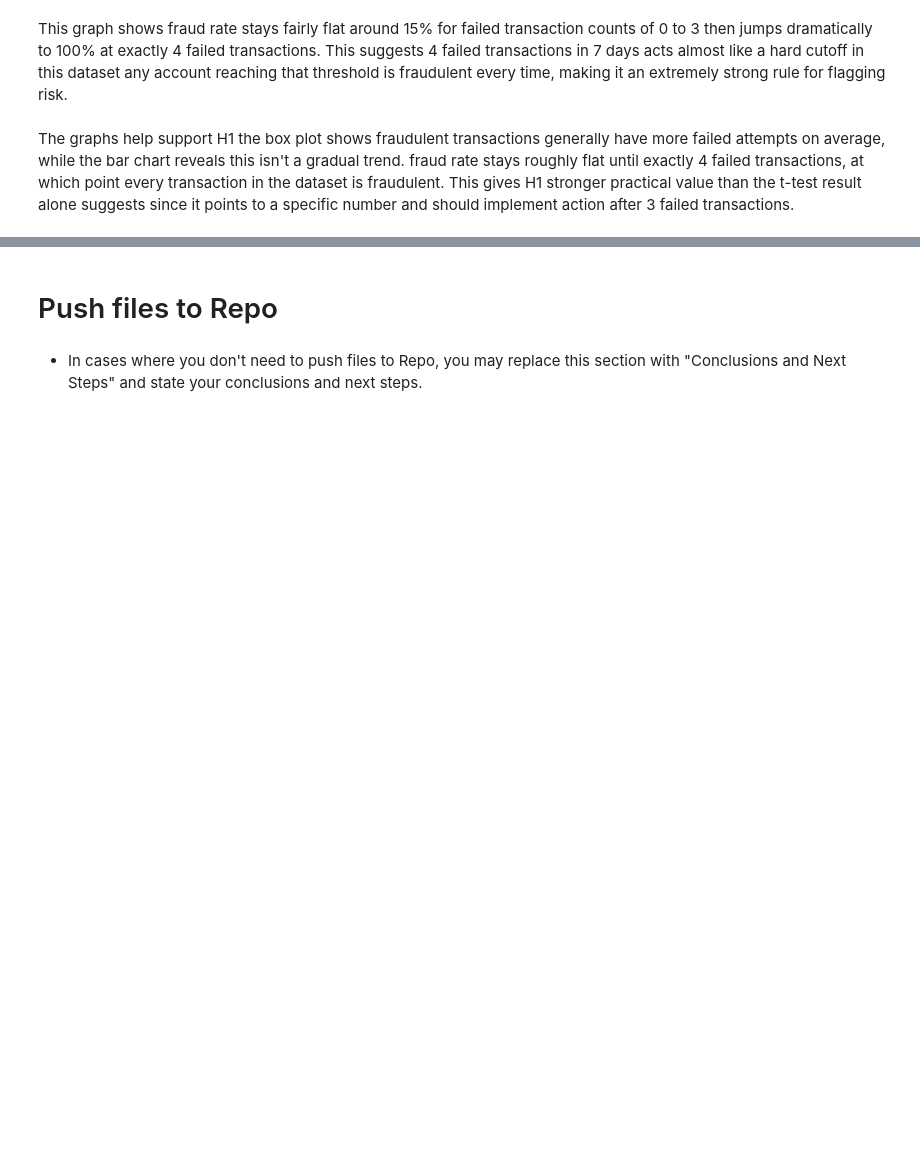
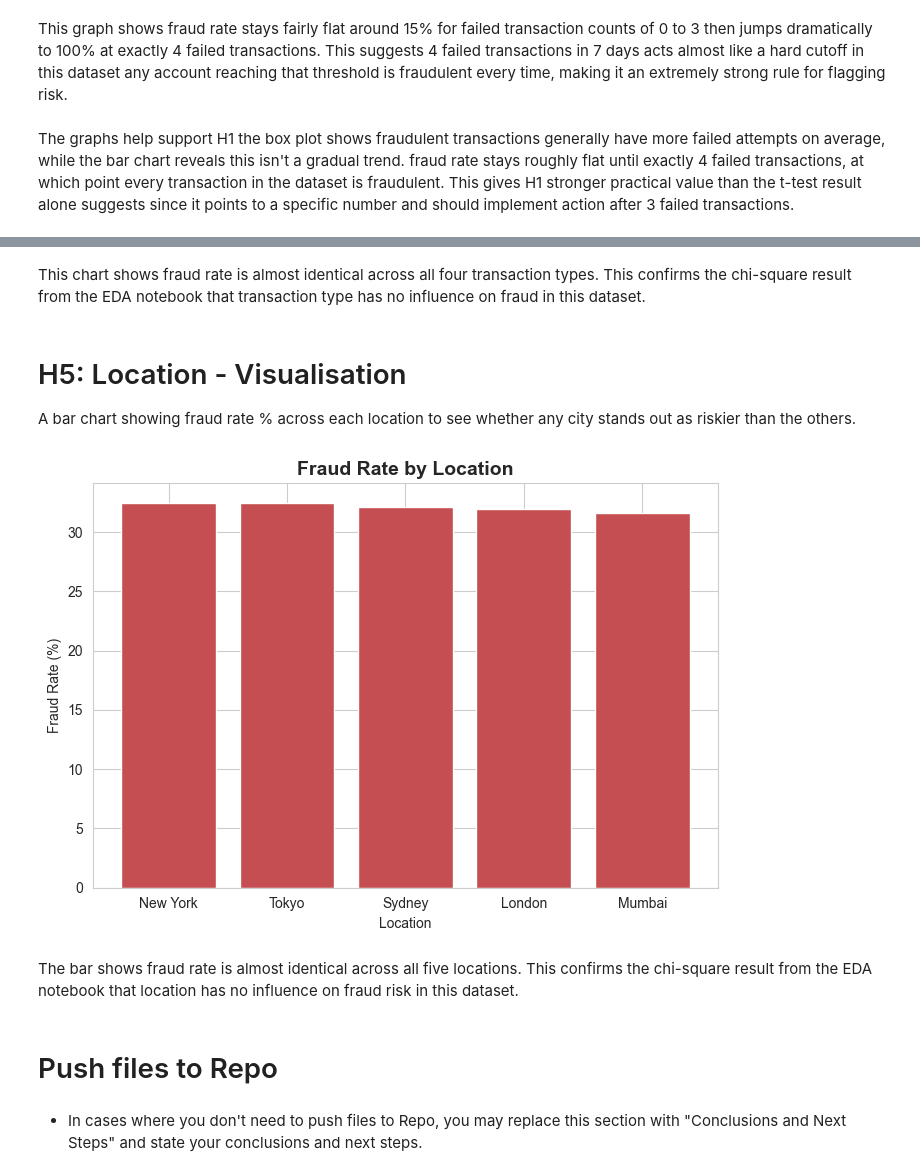
Before and after one commit to navmann99/Fraud-Analysis, a Jupyter notebook: jupyter_notebooks/03-DataVisualisation.ipynb, the cells around one changed output, grey strips where cells are left out. Drawn from its saved outputs; the diff is of its cells as text; code cells hidden in the pictures; blank space fills up the shorter version.

```diff
--- a/jupyter_notebooks/03-DataVisualisation.ipynb
+++ b/jupyter_notebooks/03-DataVisualisation.ipynb
@@ -132,3 +188,24 @@ The graphs help support H1 the box plot shows fraudulent transactions generally
+# %% [markdown]
+This chart shows fraud rate is almost identical across all four transaction types. This confirms the chi-square result from the EDA notebook that transaction type has no  influence on fraud  in this dataset.
+# %% [markdown]
+# H5: Location - Visualisation
+
+A bar chart showing fraud rate % across each location to see whether any city stands out as riskier than the others.
+# %%
+fraud_rate = df.groupby('Location')['Fraud_Label'].mean().sort_values(ascending=False) * 100
+
+fig, ax = plt.subplots(figsize=(7, 5))
+ax.bar(fraud_rate.index, fraud_rate.values, color=fraud_colors[1])
+ax.set_title('Fraud Rate by Location', fontsize=14, fontweight='bold')
+ax.set_xlabel('Location')
+ax.set_ylabel('Fraud Rate (%)')
+plt.tight_layout()
+
+plt.show()
+# %% [output]
+[figure, added]
+# %% [markdown]
+The bar shows fraud rate is almost identical across all five locations. This confirms the chi-square result from the EDA notebook that location has no influence on fraud risk in this dataset.
 # %% [markdown]
 # Push files to Repo
 # %% [markdown]
```
Also changed, not shown: parts of 9 cells of this notebook.
